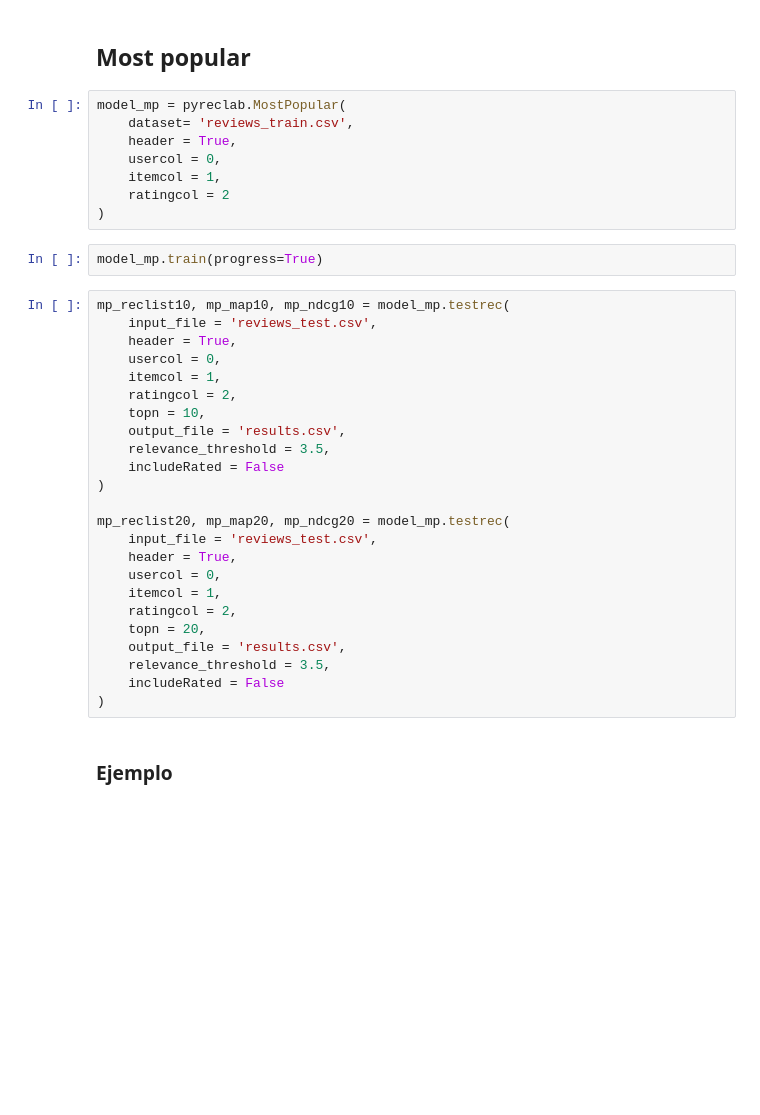
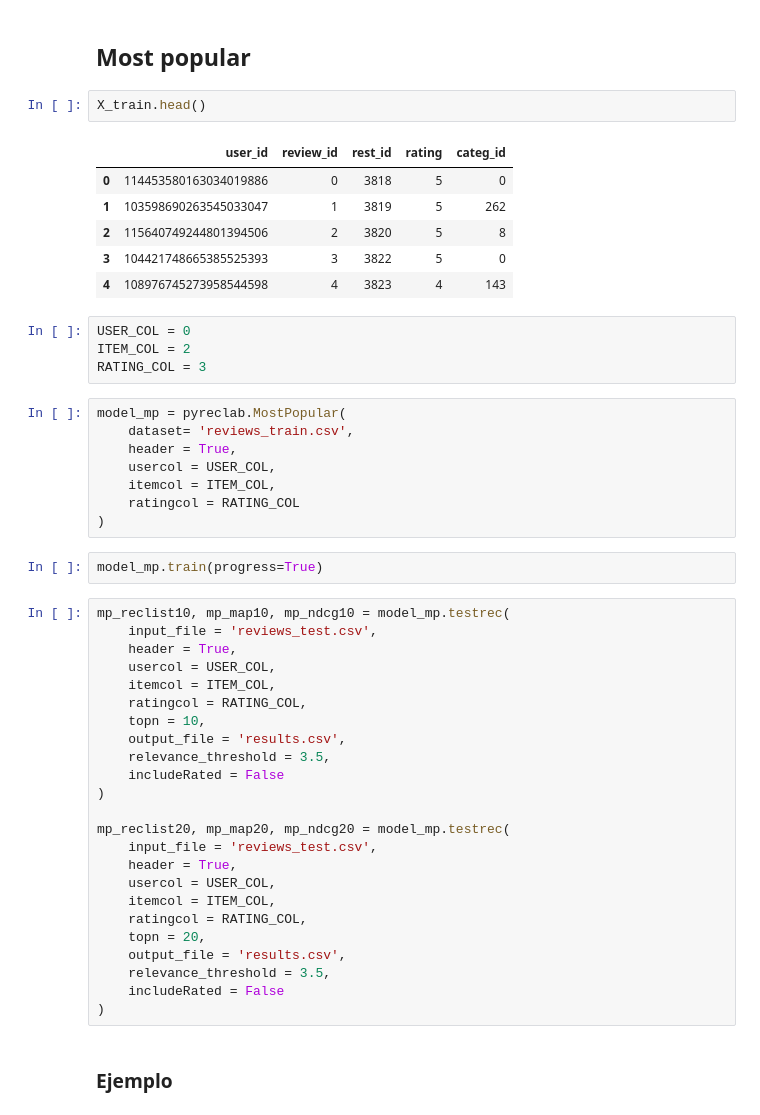
Before and after one commit to pedrozavalat/iic3633-proyecto, a Jupyter notebook: iic3633_v1_models_baselines.ipynb, the cells around one changed output. Cells and saved outputs as stored; diff of their text form; blank space fills up the shorter version.

```diff
--- a/iic3633_v1_models_baselines.ipynb
+++ b/iic3633_v1_models_baselines.ipynb
@@ -361,13 +419,26 @@ def novelty(model_recommend_list):
 # Models
 # %% [markdown]
 ## Most popular
+# %%
+X_train.head()
+# %% [output]
+|  | user_id | review_id | rest_id | rating | categ_id |
+| 0 | 114453580163034019886 | 0 | 3818 | 5 | 0 |
+| 1 | 103598690263545033047 | 1 | 3819 | 5 | 262 |
+| 2 | 115640749244801394506 | 2 | 3820 | 5 | 8 |
+| 3 | 104421748665385525393 | 3 | 3822 | 5 | 0 |
+| 4 | 108976745273958544598 | 4 | 3823 | 4 | 143 |
+# %%
+USER_COL = 0
+ITEM_COL = 2
+RATING_COL = 3
 # %%
 model_mp = pyreclab.MostPopular(
     dataset= 'reviews_train.csv',
     header = True,
-    usercol = 0,
-    itemcol = 1,
-    ratingcol = 2
+    usercol = USER_COL,
+    itemcol = ITEM_COL,
+    ratingcol = RATING_COL
 )
 # %%
 model_mp.train(progress=True)
@@ -375,9 +446,9 @@ model_mp.train(progress=True)
 mp_reclist10, mp_map10, mp_ndcg10 = model_mp.testrec(
     input_file = 'reviews_test.csv',
     header = True,
-    usercol = 0,
-    itemcol = 1,
-    ratingcol = 2,
+    usercol = USER_COL,
+    itemcol = ITEM_COL,
+    ratingcol = RATING_COL,
     topn = 10,
     output_file = 'results.csv',
     relevance_threshold = 3.5,
@@ -387,9 +458,9 @@ mp_reclist10, mp_map10, mp_ndcg10 = model_mp.testrec(
 mp_reclist20, mp_map20, mp_ndcg20 = model_mp.testrec(
     input_file = 'reviews_test.csv',
     header = True,
-    usercol = 0,
-    itemcol = 1,
-    ratingcol = 2,
+    usercol = USER_COL,
+    itemcol = ITEM_COL,
+    ratingcol = RATING_COL,
     topn = 20,
     output_file = 'results.csv',
     relevance_threshold = 3.5,
```
Also changed, not shown: parts of 46 cells of this notebook.
